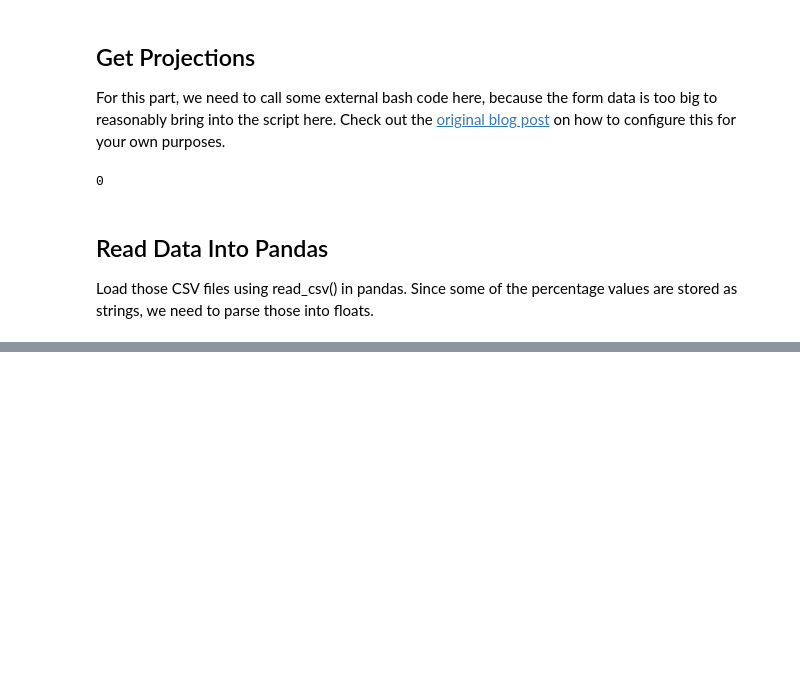
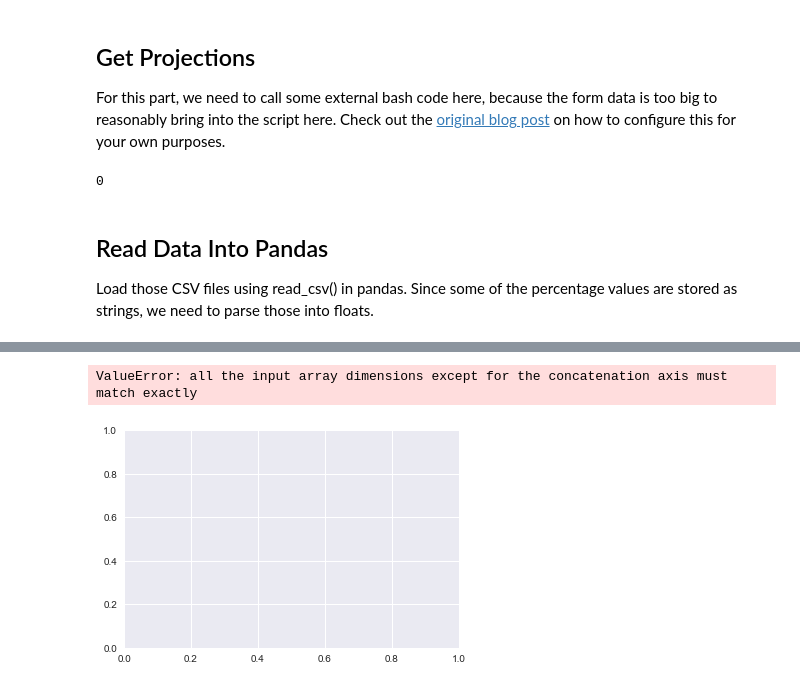
Before and after one commit to zmsy/zmsy.github.io, a Jupyter notebook: content/blog/fantasy-baseball/fantasy.ipynb, the cells around one changed output, grey strips where cells are left out. Cells and saved outputs as stored; diff of their text form; code cells hidden in the pictures; blank space fills up the shorter version.

```diff
--- a/content/blog/fantasy-baseball/fantasy.ipynb
+++ b/content/blog/fantasy-baseball/fantasy.ipynb
@@ -166,0 +168,5 @@ sb.lmplot(x='OBP',
+# %%
+sb.kdeplot(dfb[dfb['AB'] > 200]['RC.a'].dropna(), dfb.ISO.dropna())
+# %% [output]
+ValueError: all the input array dimensions except for the concatenation axis must match exactly
+[figure, added]
```
Also changed, not shown: parts of 2 cells of this notebook, 1 other file.
